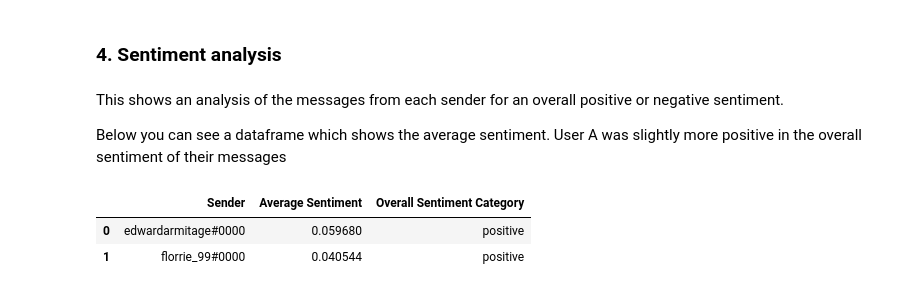
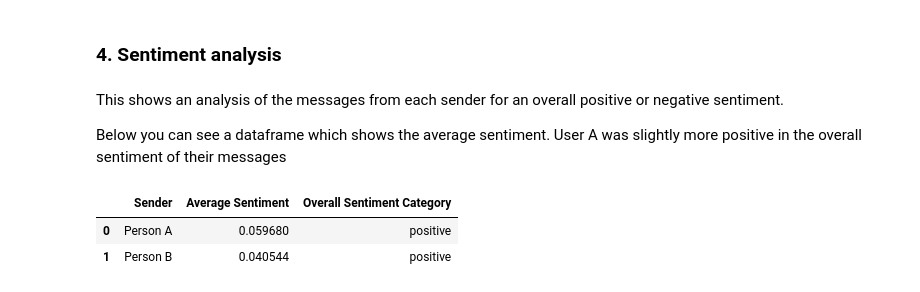
Before and after one commit to eviee3008/Text_Message_Analysis, a Jupyter notebook: text_message_analysis.ipynb, the cells around one changed output. Drawn from its saved outputs; the diff is of its cells as text; code cells hidden in the pictures.

Commit message:
Modify text_message_analysis

```diff
--- a/text_message_analysis.ipynb
+++ b/text_message_analysis.ipynb
@@ -330,6 +320,7 @@ def overTime(dl, plotType):
 ### 8. sentimentAnalysis
 # %%
 # Here will go functions which allow for sentiment Analysis
+
 
 def analyse_sentiment(text):
     return TextBlob(str(text)).sentiment.polarity
@@ -342,30 +333,34 @@ def categorise_sentiment(score):
     else:
         return 'neutral'
 
-def compare_sentiments(dl, sender1, sender2):
+def compare_sentiments(dl):
     dl = pd.read_csv(dl)
 
-    # Filter messages by sender
-    sender1_messages = dl[dl['Author'] == sender1]['Content']
-    sender2_messages = dl[dl['Author'] == sender2]['Content']
+    senders = dl['Author'].unique()
+    anonymized_senders = ['Person ' + letter for letter in string.ascii_uppercase[:len(senders)]]
 
-    # Analyse sentiment for each sender's messages
-    sender1_sentiments = sender1_messages.apply(analyse_sentiment)
-    sender2_sentiments = sender2_messages.apply(analyse_sentiment)
+    comparison_data = []
 
-    # Calculate average sentiment for each sender, as a percentage
-    sender1_average_sentiment = sender1_sentiments.mean()
-    sender2_average_sentiment = sender2_sentiments.mean()
+    for sender, anonymized_sender in zip(senders, anonymized_senders):
+        # Filter messages by sender
+        sender_messages = dl[dl['Author'] == sender]['Content']
 
-    # Categorize sentiment for each sender's messages
-    sender1_categories = categorise_sentiment(sender1_average_sentiment)
-    sender2_categories = categorise_sentiment(sender2_average_sentiment)
+        # Analyse sentiment for each sender's messages
+        sender_sentiments = sender_messages.apply(analyse_sentiment)
 
-    comparison_df = pd.DataFrame({
-        'Sender': [sender1, sender2],
-        'Average Sentiment': [sender1_average_sentiment, sender2_average_sentiment],
-        'Overall Sentiment Category': [sender1_categories, sender2_categories]
-    })
+        # Calculate average sentiment for each sender, as a percentage
+        sender_average_sentiment = sender_sentiments.mean()
+
+        # Categorize sentiment for each sender's messages
+        sender_categories = categorise_sentiment(sender_average_sentiment)
+
+        comparison_data.append({
+            'Sender': anonymized_sender,
+            'Average Sentiment': sender_average_sentiment,
+            'Overall Sentiment Category': sender_categories
+        })
+
+    comparison_df = pd.DataFrame(comparison_data)
 
     return comparison_df
 # %% [markdown]
@@ -426,8 +421,8 @@ This shows an analysis of the messages from each sender for an overall positive
 Below you can see a dataframe which shows the average sentiment. User A was slightly more positive in the overall sentiment of their messages
 # %%
 # Calls a function which compares the overall sentiment of messages sent from each user
-compare_sentiments('C:/Users/evie-/Python Data Science/Discord data analysis/discord2023.csv', 'edwardarmitage#0000', 'florrie_99#0000')
+compare_sentiments('C:/Users/evie-/Python Data Science/Discord data analysis/discord2023.csv')
 # %% [output]
 |  | Sender | Average Sentiment | Overall Sentiment Category |
-| 0 | edwardarmitage#0000 | 0.059680 | positive |
-| 1 | florrie_99#0000 | 0.040544 | positive |
+| 0 | Person A | 0.059680 | positive |
+| 1 | Person B | 0.040544 | positive |
```
Also changed, not shown: parts of 3 cells of this notebook, 2 other files.
